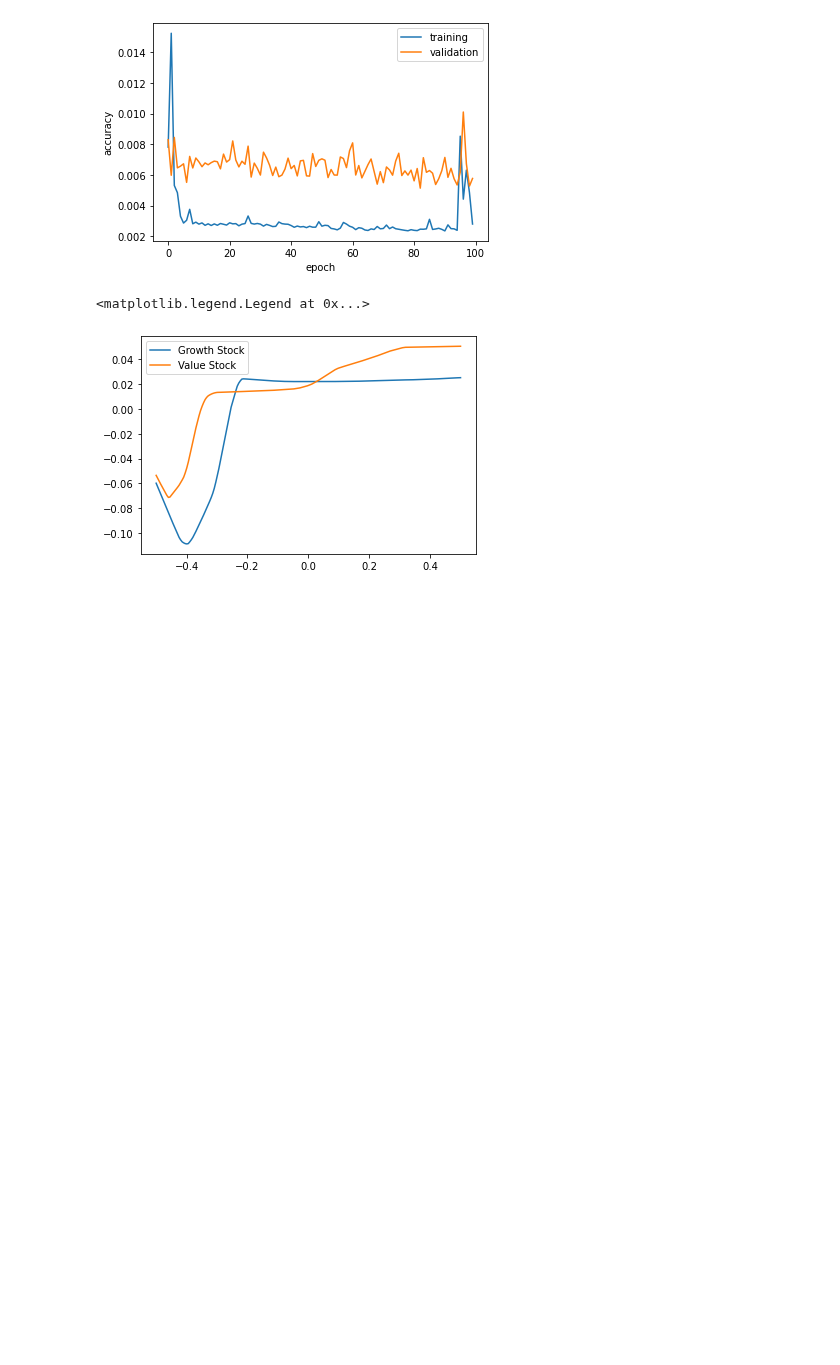
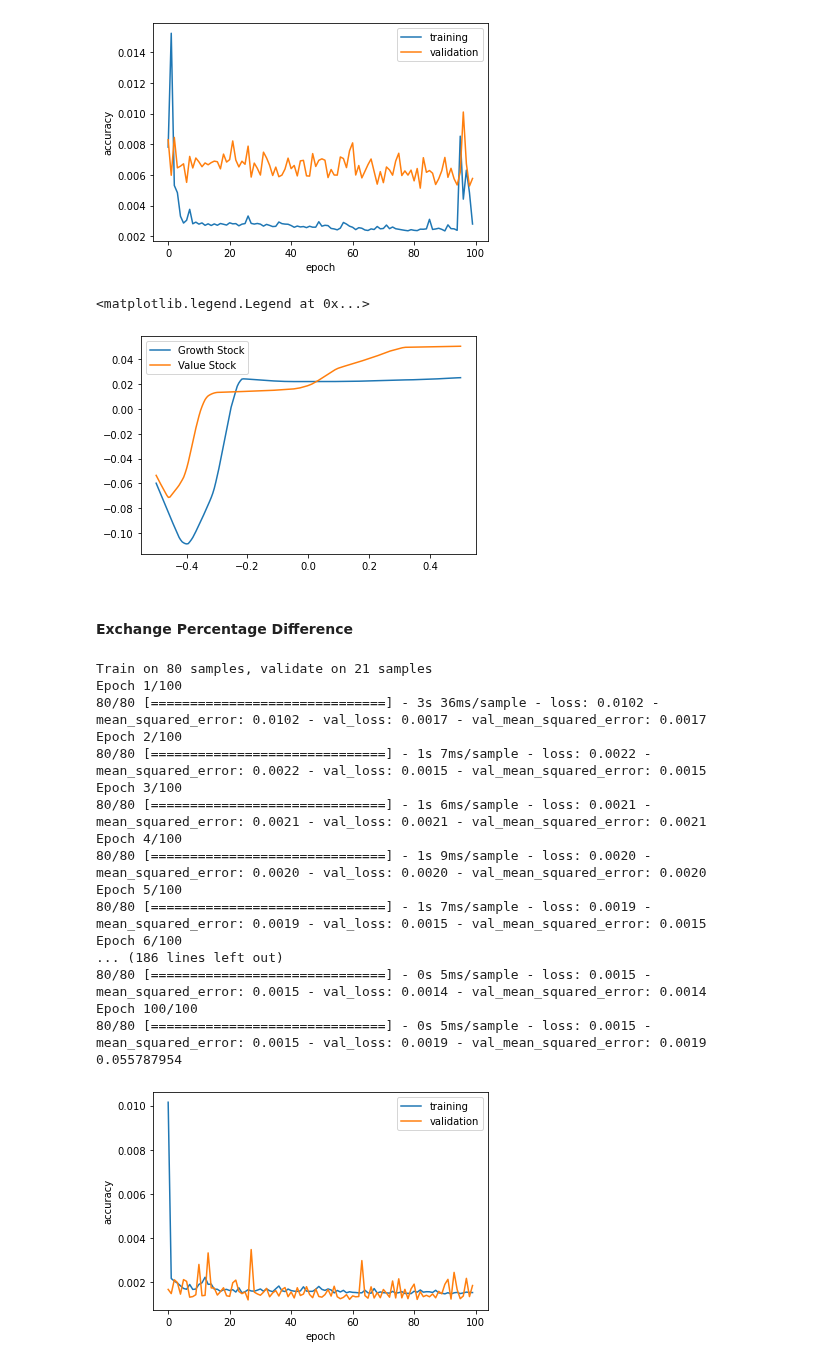
Before and after one commit to lu18cheng/pic16b_stock_analysis, a Jupyter notebook: code/Neural Networks.ipynb, the cells around one changed output. Drawn from its saved outputs; the diff is of its cells as text; code cells hidden in the pictures; blank space fills up the shorter version.

```diff
--- a/code/Untitled.ipynb
+++ b/code/Neural Networks.ipynb
@@ -237,3 +237,26 @@ plt.legend()
 # %% [output]
 <matplotlib.legend.Legend at 0x...>
 [figure]
+# %% [markdown]
+#### Exchange Percentage Difference
+# %%
+model5 = tfanalysis("GrowthStock_PercentChange", ["exchange_PercentChange"], 0.3)[1]
+# %% [output]
+Train on 80 samples, validate on 21 samples
+Epoch 1/100
+80/80 [==============================] - 3s 36ms/sample - loss: 0.0102 - mean_squared_error: 0.0102 - val_loss: 0.0017 - val_mean_squared_error: 0.0017
+Epoch 2/100
+80/80 [==============================] - 1s 7ms/sample - loss: 0.0022 - mean_squared_error: 0.0022 - val_loss: 0.0015 - val_mean_squared_error: 0.0015
+Epoch 3/100
+80/80 [==============================] - 1s 6ms/sample - loss: 0.0021 - mean_squared_error: 0.0021 - val_loss: 0.0021 - val_mean_squared_error: 0.0021
+Epoch 4/100
+80/80 [==============================] - 1s 9ms/sample - loss: 0.0020 - mean_squared_error: 0.0020 - val_loss: 0.0020 - val_mean_squared_error: 0.0020
+Epoch 5/100
+80/80 [==============================] - 1s 7ms/sample - loss: 0.0019 - mean_squared_error: 0.0019 - val_loss: 0.0015 - val_mean_squared_error: 0.0015
+Epoch 6/100
+... (186 lines left out)
+80/80 [==============================] - 0s 5ms/sample - loss: 0.0015 - mean_squared_error: 0.0015 - val_loss: 0.0014 - val_mean_squared_error: 0.0014
+Epoch 100/100
+80/80 [==============================] - 0s 5ms/sample - loss: 0.0015 - mean_squared_error: 0.0015 - val_loss: 0.0019 - val_mean_squared_error: 0.0019
+0.055787954
+[figure, added]
```
Also changed, not shown: parts of 6 cells of this notebook.
